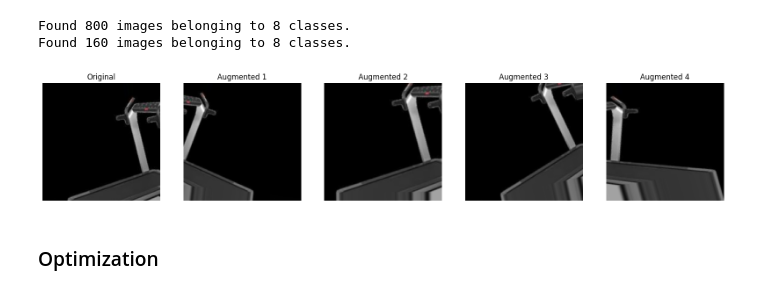
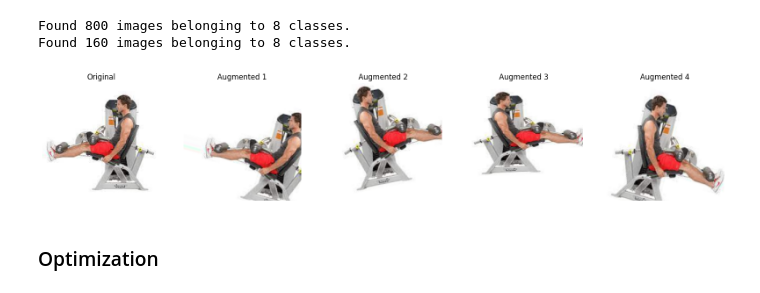
Before and after one commit to dejavucapstone/machine-learning-model, a Jupyter notebook: notebooks/model_train.ipynb, the cells around one changed output. Saved outputs shown, nothing was run; the diff lists cells and outputs as text; code cells hidden in the pictures.

Commit message:
Added model train

```diff
--- a/notebooks/model_train.ipynb
+++ b/notebooks/model_train.ipynb
@@ -49,35 +49,32 @@ val_generator = val_datagen.flow_from_directory(
 Found 800 images belonging to 8 classes.
 Found 160 images belonging to 8 classes.
 # %%
+# Visualize augmented images
 def visualize_original_and_augmented_images():
-    original_images, labels = next(train_generator)
 
-    # Ambil gambar pertama dari batch asli tanpa augmentasi
+    original_images, labels = next(val_generator)
     original_image = original_images[0]
 
-    # Buat list untuk menyimpan gambar yang sudah di-augmentasi
-    images = [original_image]  # Menyimpan gambar asli pertama
+    images = [original_image]
+    titles = ['Original']
 
-    # Augmentasi gambar pertama beberapa kali
     for _ in range(4):
-        image_aug = train_datagen.random_transform(original_image)  # Terapkan augmentasi pada gambar asli
+        image_aug = train_datagen.random_transform(original_image)
         images.append(tf.keras.utils.array_to_img(image_aug))
+        titles.append(f'Augmented {_+1}')
 
-    # Plot gambar asli dan gambar yang sudah di-augmentasi
-    fig, axs = plt.subplots(1, 5, figsize=(20, 7))  # 1 baris, 5 kolom
-    titles = ['Original', 'Augmented 1', 'Augmented 2', 'Augmented 3', 'Augmented 4']
-
+    fig, axs = plt.subplots(1, 5, figsize=(20, 7))
     for ax, image, title in zip(axs, images, titles):
-        if title == 'Original':  # Tampilkan gambar asli
-            ax.imshow(tf.keras.utils.array_to_img(image))
-        else:
-            ax.imshow(image)
+        ax.imshow(tf.keras.utils.array_to_img(image))
         ax.set_title(title)
         ax.axis('off')
 
     plt.show()
+
+# Visualisasikan gambar
+visualize_original_and_augmented_images()
 # %% [output]
-[figure, old version]
+[figure, new version]
 # %% [markdown]
 ### Optimization
 # %%
```
Also changed, not shown: parts of 4 cells of this notebook.
